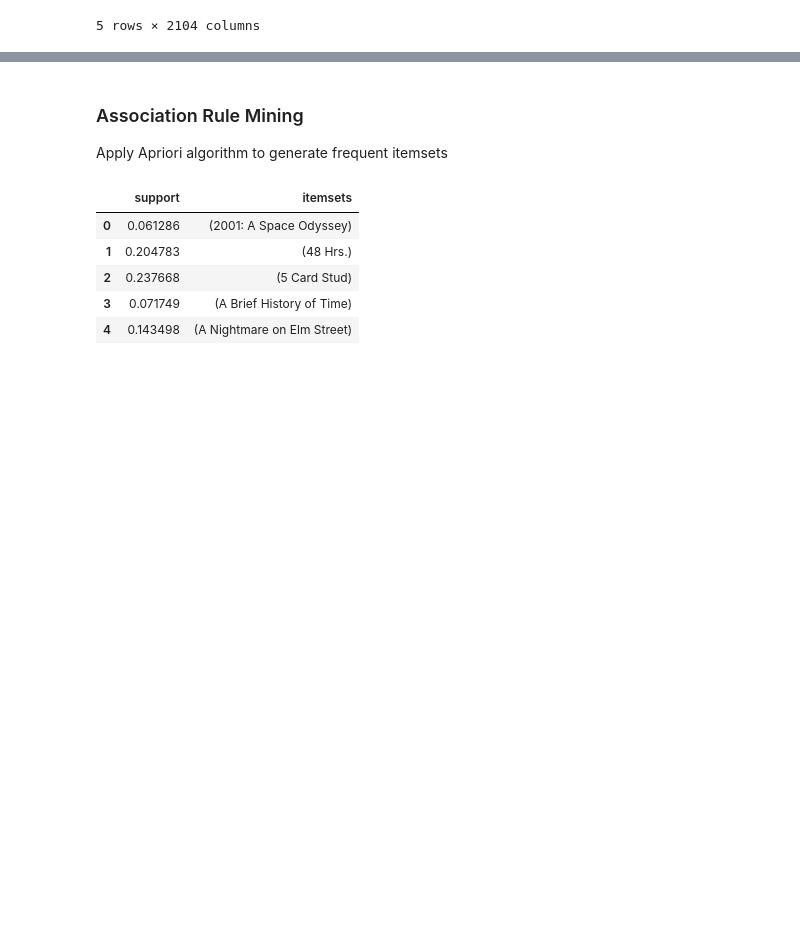
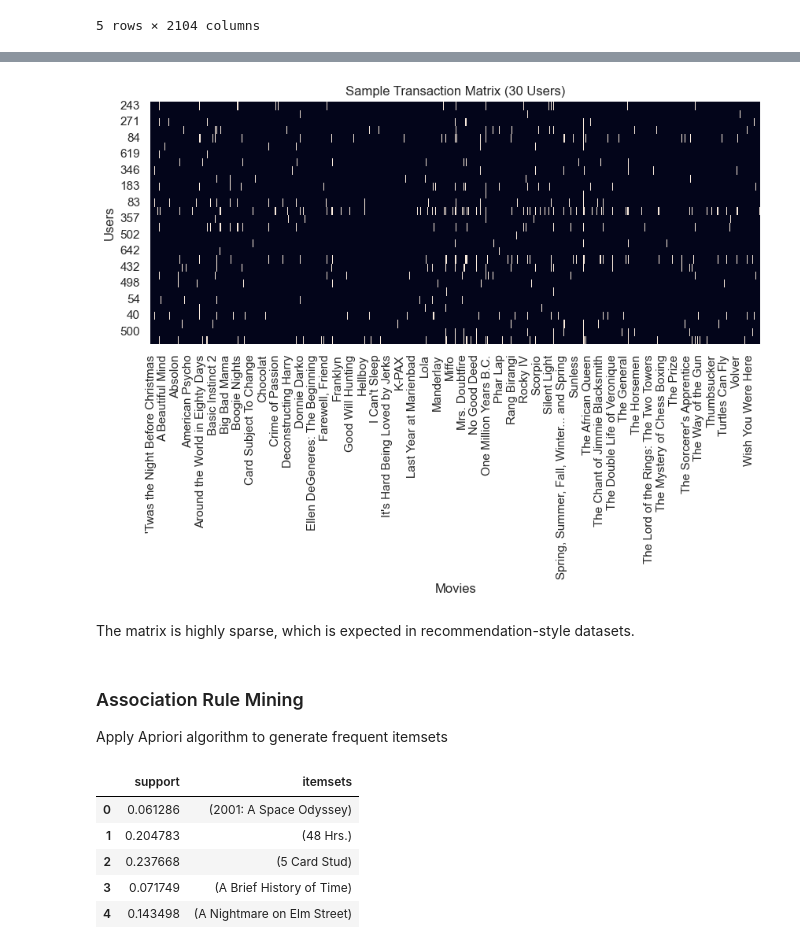
Before and after one commit to CyramaeM/CSC172-AssociationMining-MOCORRO, a Jupyter notebook: notebooks/association_rule_mining.ipynb, the cells around one changed output, grey strips where cells are left out. Cells and saved outputs as stored; diff of their text form; code cells hidden in the pictures; blank space fills up the shorter version.

```diff
--- a/notebooks/association_rule_mining.ipynb
+++ b/notebooks/association_rule_mining.ipynb
@@ -175,3 +232,9 @@ basket.head()
 | 3 | False | False | False | False | ... |
 | 4 | False | False | False | False | ... |
 5 rows × 2104 columns
+# %%
+te = TransactionEncoder()
+te_array = te.fit(user_movies).transform(user_movies)
+
+basket = pd.DataFrame(te_array, columns=te.columns_)
+basket.head()
@@ -178,3 +249,14 @@ basket.head()
+# %%
+plt.figure(figsize=(10,4))
+sns.heatmap(basket.sample(30), cbar=False)
+plt.title("Sample Transaction Matrix (30 Users)")
+plt.xlabel("Movies")
+plt.ylabel("Users")
+plt.show()
+# %% [output]
+[figure, added]
+# %% [markdown]
+The matrix is highly sparse, which is expected in recommendation-style datasets.
 # %% [markdown]
 ### Association Rule Mining
 
```
Also changed, not shown: parts of 14 cells of this notebook, 2 other files.
